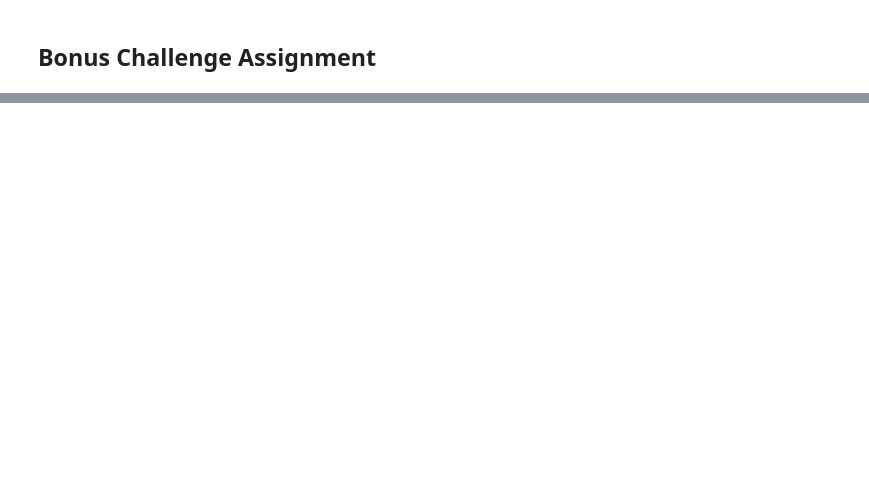
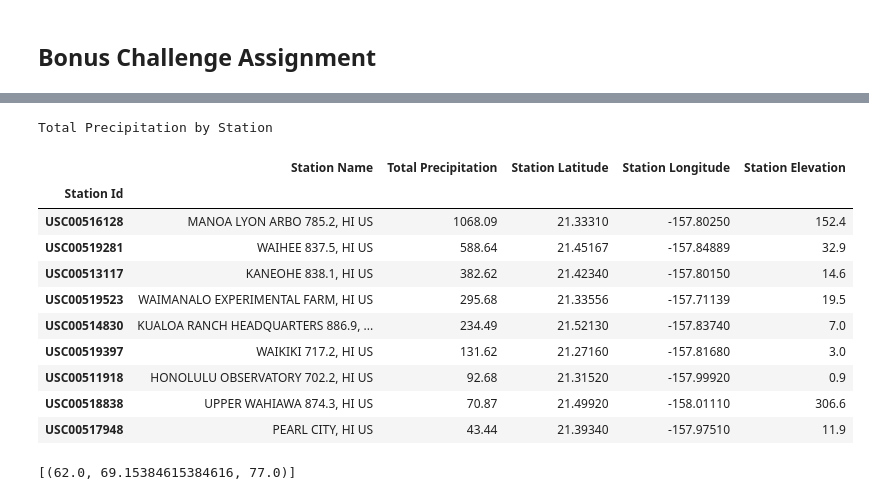
Before and after one commit to McGlash/Hawaii-Climate-Analysis, a Jupyter notebook: climate_starter.ipynb, the cells around one changed output, grey strips where cells are left out. Saved outputs shown, nothing was run; the diff lists cells and outputs as text; code cells hidden in the pictures; blank space fills up the shorter version.

```diff
--- a/climate_starter.ipynb
+++ b/climate_starter.ipynb
@@ -311,3 +328,49 @@ print(calc_temps('2012-02-28', '2012-03-05'))
+# %%
+# Calculate the total amount of rainfall per weather station for your trip dates using the previous year's matching dates.
+
+ #query - precipitation amount and station: name, latitude, longitude, and elevation
+
+
+sel = [measurement_table.station,
+        station_table.name,
+        func.sum(measurement_table.prcp),
+        station_table.latitude,
+        station_table.longitude,
+        station_table.elevation]
+
+station_prec_sum = session.query(*sel).\
+                           group_by(measurement_table.station).\
+                           filter(measurement_table.station==station_table.station).\
+                           order_by(desc(func.sum(measurement_table.prcp))).all()
+
+    #into dataframe
+station_prec_sum_df = pd.DataFrame({"Station Id" : [record[0] for record in station_prec_sum],
+                                    "Station Name" : [record[1] for record in station_prec_sum],
+                                    "Total Precipitation" : [record[2] for record in station_prec_sum],
+                                    "Station Latitude" : [record[3] for record in station_prec_sum],
+                                    "Station Longitude" : [record[4] for record in station_prec_sum],
+                                    "Station Elevation" : [record[5] for record in station_prec_sum]
+                                   })
+
+    #display findings
+print("Total Precipitation by Station\n")
+
+station_prec_sum_df.set_index("Station Id", inplace=True)
+
+station_prec_sum_df
+# %% [output]
+Total Precipitation by Station
+|  | Station Name | Total Precipitation | Station Latitude | Station Longitude | Station Elevation |
+| Station Id |  |  |  |  |  |
+| USC00516128 | MANOA LYON ARBO 785.2, HI US | 1068.09 | 21.33310 | -157.80250 | 152.4 |
+| USC00519281 | WAIHEE 837.5, HI US | 588.64 | 21.45167 | -157.84889 | 32.9 |
+| USC00513117 | KANEOHE 838.1, HI US | 382.62 | 21.42340 | -157.80150 | 14.6 |
+| USC00519523 | WAIMANALO EXPERIMENTAL FARM, HI US | 295.68 | 21.33556 | -157.71139 | 19.5 |
+| USC00514830 | KUALOA RANCH HEADQUARTERS 886.9, ... | 234.49 | 21.52130 | -157.83740 | 7.0 |
+| USC00519397 | WAIKIKI 717.2, HI US | 131.62 | 21.27160 | -157.81680 | 3.0 |
+| USC00511918 | HONOLULU OBSERVATORY 702.2, HI US | 92.68 | 21.31520 | -157.99920 | 0.9 |
+| USC00518838 | UPPER WAHIAWA 874.3, HI US | 70.87 | 21.49920 | -158.01110 | 306.6 |
+| USC00517948 | PEARL CITY, HI US | 43.44 | 21.39340 | -157.97510 | 11.9 |
 # %%
 # Create a query that will calculate the daily normals
 # (i.e. the averages for tmin, tmax, and tavg for all historic data matching a specific month and day)
@@ -323,10 +386,12 @@ def daily_normals(date):
 
     """
 
-    sel = [func.min(Measurement.tobs), func.avg(Measurement.tobs), func.max(Measurement.tobs)]
-    return session.query(*sel).filter(func.strftime("%m-%d", Measurement.date) == date).all()
+    sel = [func.min(measurement_table.tobs), func.avg(measurement_table.tobs), func.max(measurement_table.tobs)]
+    return session.query(*sel).filter(func.strftime("%m-%d", measurement_table.date) == date).all()
 
 daily_normals("01-01")
+# %% [output]
+[(62.0, 69.15384615384616, 77.0)]
 # %%
 # calculate the daily normals for your trip
 # push each tuple of calculations into a list called `normals`
```
Also changed, not shown: parts of 5 cells of this notebook.
